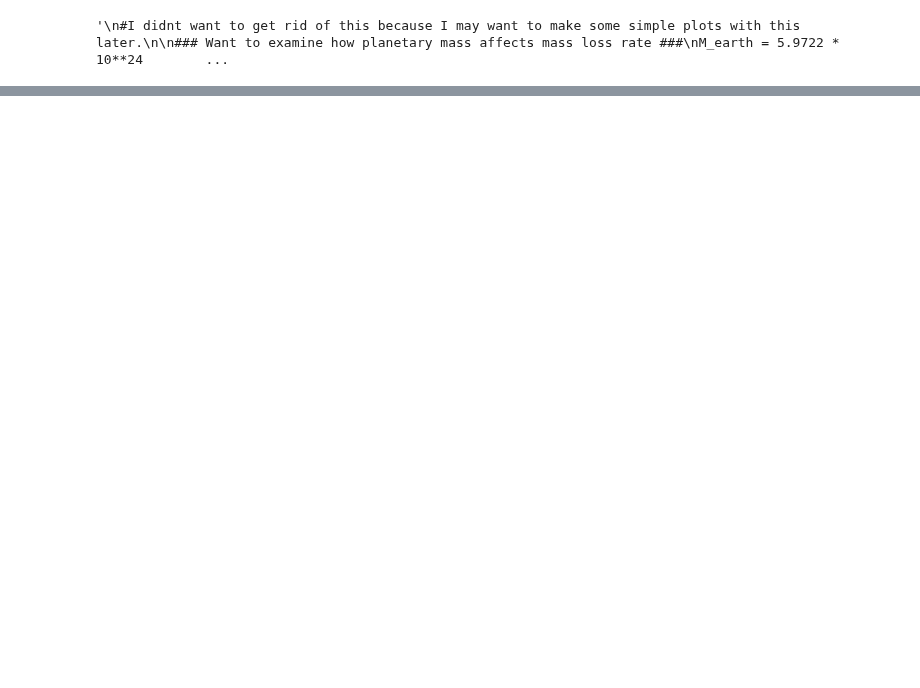
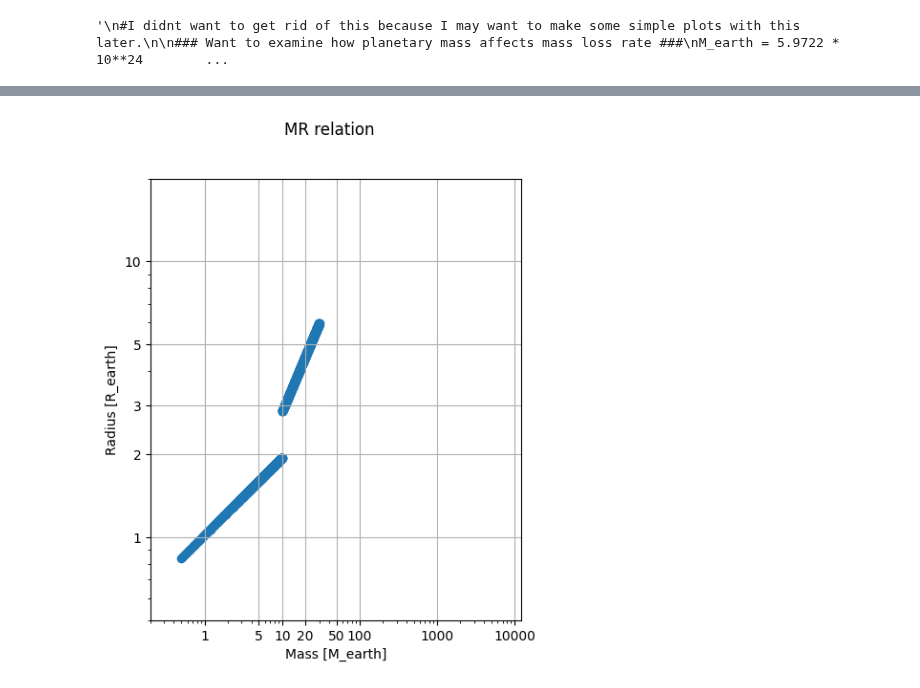
Before and after one commit to FormingWorlds/BScProjectAtmosphericEscape, a Jupyter notebook: plots/results_safari.ipynb, the cells around one changed output, grey strips where cells are left out. Cells and saved outputs as stored; diff of their text form; code cells hidden in the pictures; blank space fills up the shorter version.

```diff
--- a/plots/results_safari.ipynb
+++ b/plots/results_safari.ipynb
@@ -230,0 +356,27 @@ R_s is larger than R_base, escape is radiation-recombination-limited. Keeping R_
+# %%
+fig, ax = plt.subplots(1, 1, figsize=(5,6))
+fig.suptitle('MR relation')
+R_earth = 6371000 #mean earth radius
+radii = np.array([Atmosphere.determine_radius_from_MR_relation(m)/R_earth for m in Mass_array])
+ax.scatter(masses, radii)
+# 3. Switch BOTH axes to log scales
+ax.set_xscale('log')
+ax.set_yscale('log')
+
+# 4. Define and force the exact tick marks seen in the paper
+x_ticks = [1, 5, 10, 20, 50, 100, 1000, 10000]
+ax.set_xticks(x_ticks, labels=[str(x) for x in x_ticks])
+
+y_ticks = [1, 2, 3, 5, 10]
+ax.set_yticks(y_ticks, labels=[str(y) for y in y_ticks])
+
+# 5. Set limits to frame the data like the paper's plot bounds
+ax.set_xlim(0.2, 12000)
+ax.set_ylim(0.5, 20)
+ax.set_xlabel('Mass [M_earth]')
+ax.set_ylabel('Radius [R_earth]')
+ax.grid()
+plt.show()
+plt.close(fig)
+# %% [output]
+[figure, added]
```
Also changed, not shown: parts of 5 cells of this notebook.
